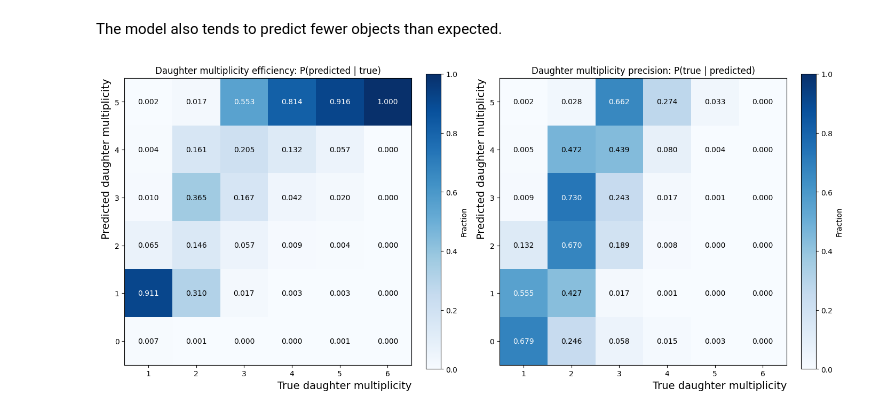
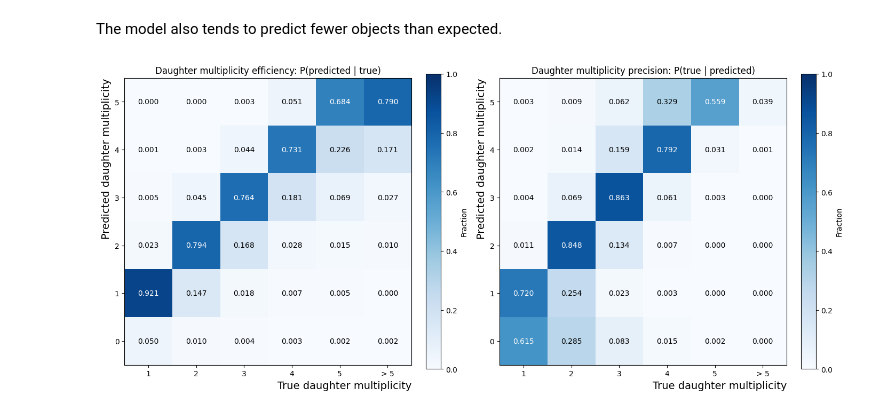
Before and after one commit to HEP-KBFI/ml-tau-model, a Jupyter notebook: mltau/notebooks/ParTauDETR_evaluation.ipynb, the cells around one changed output. Cells and saved outputs as stored; diff of their text form; code cells hidden in the pictures.

```diff
--- a/mltau/notebooks/ParTauDETR_evaluation.ipynb
+++ b/mltau/notebooks/ParTauDETR_evaluation.ipynb
@@ -2,7 +2,12 @@
 import pandas as pd
 import os.path
 # %%
-df = pd.read_parquet(os.path.expanduser('~/tmp/20260916_ParTauDETR_weightChargeCount0_weightParentCharge0p5_100epochs-model_best.parquet'))
+run_basename = '20260922_ParTauDETR_120epochs'
+
+obj_cls_trsh = 0.5
+obj_cls_trsh_str = f'{obj_cls_trsh:.3f}'.replace('.', 'p')
+
+df = pd.read_parquet(os.path.expanduser(f'~/tmp/{run_basename}-model_best-{obj_cls_trsh_str}thr.parquet'))
 # %%
 df.head()
 # %% [output]
@@ -39,7 +45,7 @@ def normalize_truth_dm(dm):
 def predict_dm(class_array):
     n_charged = sum(class_value == 0 for class_value in class_array)
     n_neutral = sum(class_value == 1 for class_value in class_array)
-    if n_charged == 0 or n_neutral > 4:
+    if n_charged % 2 == 0 or n_neutral > 4:
         return "Invalid"
     dm = 5 * (n_charged - 1) + n_neutral
     return dm if dm in explicit_dms else "Rare"
@@ -174,17 +180,17 @@ def sum_daughter_charge(charge_array):
     return int(sum(charge_array))
 
 
-visible_daughter_charge = df["gen_jet_tau_vis_daughter_charges"].map(sum_daughter_charge)
+visible_daughter_charge = df["gen_jet_tau_vis_daughter_charges"].map(predict_charge)
 confusion_efficiency = pd.crosstab(
     visible_daughter_charge,
     true_charge,
     normalize="columns",
-).reindex(index=daughter_charge_labels, columns=charge_labels, fill_value=0).fillna(0)
+).reindex(index=predicted_charge_labels, columns=charge_labels, fill_value=0).fillna(0)
 confusion_precision = pd.crosstab(
     visible_daughter_charge,
     true_charge,
     normalize="index",
-).reindex(index=daughter_charge_labels, columns=charge_labels, fill_value=0).fillna(0)
+).reindex(index=predicted_charge_labels, columns=charge_labels, fill_value=0).fillna(0)
 
 fig, axes = plt.subplots(
     1,
@@ -207,11 +213,11 @@ for ax, matrix, title in zip(
         title=title,
         xticks=range(len(charge_labels)),
         xticklabels=charge_labels,
-        yticks=range(len(daughter_charge_labels)),
-        yticklabels=daughter_charge_labels[::-1],
+        yticks=range(len(predicted_charge_labels)),
+        yticklabels=predicted_charge_labels[::-1],
     )
     ax.set_xlabel("True tau charge", loc="right", fontsize=14)
-    ax.set_ylabel("Trau tau daughters' charge sum", loc="top", fontsize=14)
+    ax.set_ylabel("True tau daughters' charge sum", loc="top", fontsize=14)
     for row_index in range(matrix.shape[0]):
         for column_index in range(matrix.shape[1]):
             cell_value = matrix.iloc[row_index, column_index]
@@ -237,10 +243,17 @@ len(df[abs(df["gen_jet_tau_vis_daughter_charges"].map(sum_daughter_charge)) != 1
 # %% [markdown]
 The model also tends to predict fewer objects than expected.
 # %%
-multiplicity_labels = sorted(df["gen_jet_tau_vis_daughter_pdgs"].map(len).unique())
+multiplicity_labels = [1, 2, 3, 4, 5, "> 5"]
 predicted_multiplicity_labels = sorted(df["pred_tau_daughter_meson_classes"].map(len).unique())
 
-true_multiplicity = df["gen_jet_tau_vis_daughter_pdgs"].map(len)
+
+def normalize_true_multiplicity(multiplicity):
+    return multiplicity if multiplicity <= 5 else "> 5"
+
+
+true_multiplicity = df["gen_jet_tau_vis_daughter_pdgs"].map(len).map(
+    normalize_true_multiplicity
+)
 predicted_multiplicity = df["pred_tau_daughter_meson_classes"].map(len)
 confusion_efficiency = pd.crosstab(
     predicted_multiplicity,
@@ -269,34 +282,34 @@ for ax, matrix, title in zip(
         "Daughter multiplicity efficiency: P(predicted | true)",
         "Daughter multiplicity precision: P(true | predicted)",
     ],
 ):
     matrix = matrix.iloc[::-1]
     image = ax.imshow(matrix, vmin=0, vmax=1, cmap="Blues")
     ax.set(
         title=title,
         xticks=range(len(multiplicity_labels)),
         xticklabels=multiplicity_labels,
         yticks=range(len(predicted_multiplicity_labels)),
         yticklabels=predicted_multiplicity_labels[::-1],
     )
     ax.set_xlabel("True daughter multiplicity", loc="right", fontsize=14)
     ax.set_ylabel("Predicted daughter multiplicity", loc="top", fontsize=14)
     for row_index in range(matrix.shape[0]):
         for column_index in range(matrix.shape[1]):
             cell_value = matrix.iloc[row_index, column_index]
             ax.text(
                 column_index,
                 row_index,
                 f"{cell_value:.3f}",
                 ha="center",
                 va="center",
                 color="white" if cell_value > 0.5 else "black",
             )
     fig.colorbar(image, ax=ax, label="Fraction", shrink = 0.8)
 plt.show()
 plt.close()
 # %% [output]
-[figure, old version]
+[figure, new version]
 # %%
 import awkward as ak
 import matplotlib as mpl
```
Also changed, not shown: parts of 10 cells of this notebook, 2 other files.
